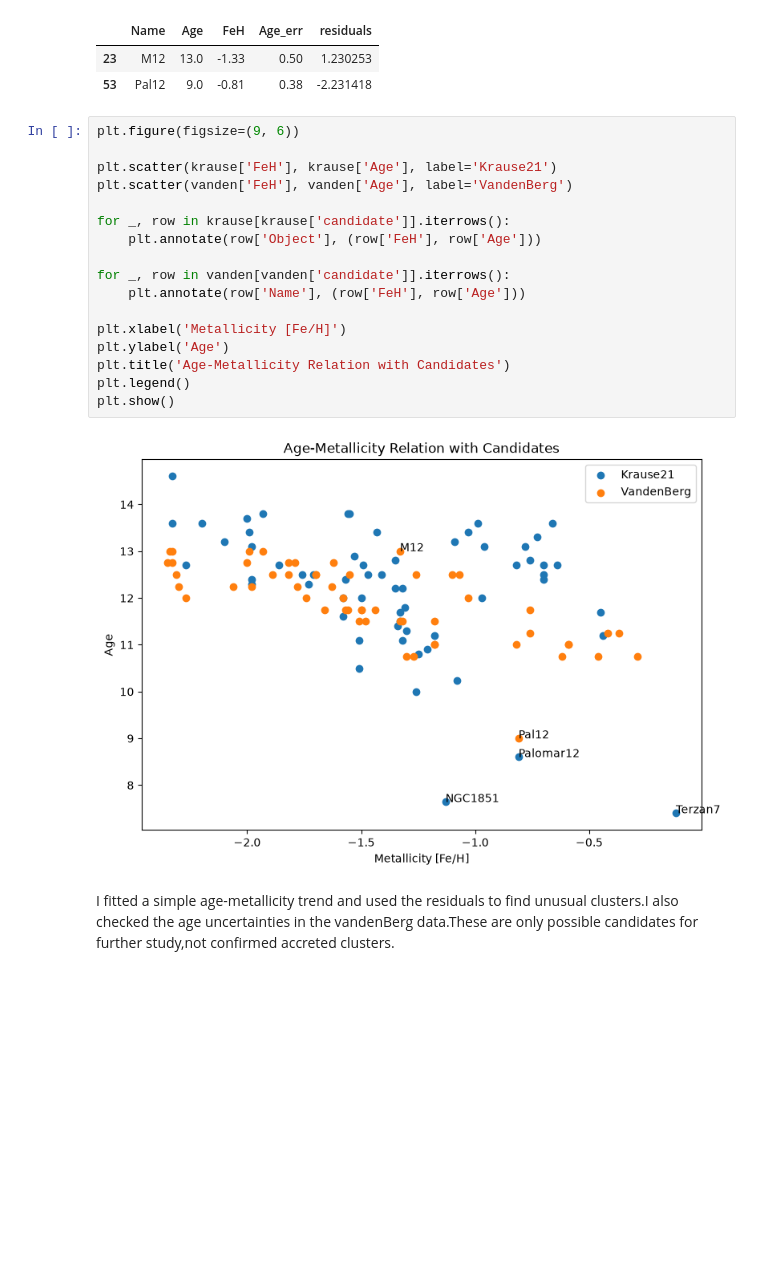
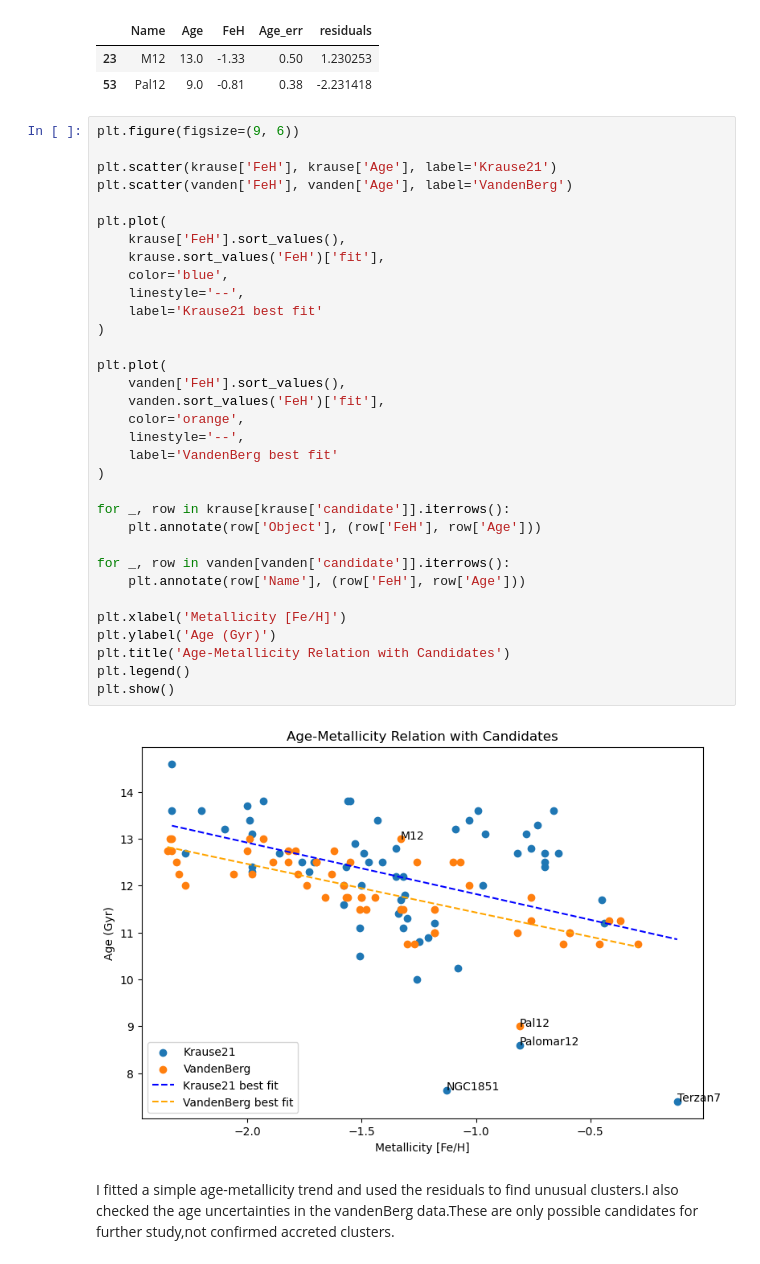
Before and after one commit to JIAQIZHANG721/PHYS3116_Accretion_Detectives, a Jupyter notebook: Jialai_analysis.ipynb, the cells around one changed output. Saved outputs shown, nothing was run; the diff lists cells and outputs as text; blank space fills up the shorter version.

Commit message:
Add best-fit lines to age-metallicity candidate plot

```diff
--- a/Jialai_analysis.ipynb
+++ b/Jialai_analysis.ipynb
@@ -147,21 +146,37 @@ VandenBerg candidates:
 # %%
 plt.figure(figsize=(9, 6))
 
 plt.scatter(krause['FeH'], krause['Age'], label='Krause21')
 plt.scatter(vanden['FeH'], vanden['Age'], label='VandenBerg')
+
+plt.plot(
+    krause['FeH'].sort_values(),
+    krause.sort_values('FeH')['fit'],
+    color='blue',
+    linestyle='--',
+    label='Krause21 best fit'
+)
+
+plt.plot(
+    vanden['FeH'].sort_values(),
+    vanden.sort_values('FeH')['fit'],
+    color='orange',
+    linestyle='--',
+    label='VandenBerg best fit'
+)
 
 for _, row in krause[krause['candidate']].iterrows():
     plt.annotate(row['Object'], (row['FeH'], row['Age']))
 
 for _, row in vanden[vanden['candidate']].iterrows():
     plt.annotate(row['Name'], (row['FeH'], row['Age']))
 
 plt.xlabel('Metallicity [Fe/H]')
-plt.ylabel('Age')
+plt.ylabel('Age (Gyr)')
 plt.title('Age-Metallicity Relation with Candidates')
 plt.legend()
 plt.show()
 # %% [output]
-[figure, old version]
+[figure, new version]
 # %% [markdown]
 I fitted a simple age-metallicity trend and used the residuals to find unusual clusters.I also checked the age uncertainties in the vandenBerg data.These are only possible candidates for further study,not confirmed accreted clusters.
```
Also changed, not shown: parts of 3 cells of this notebook.
